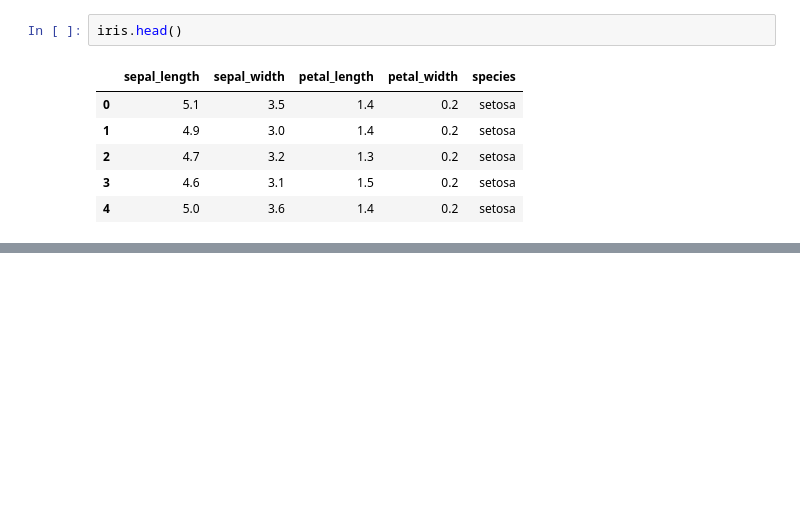
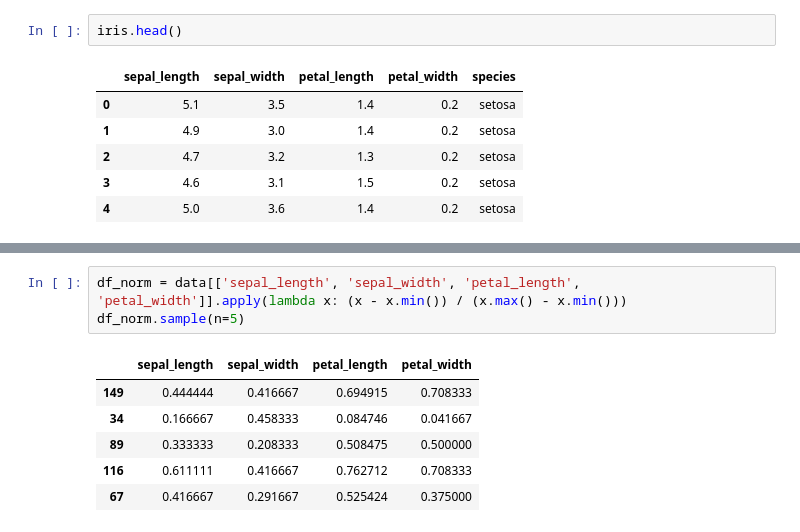
Before and after one commit to syedsajjadaskari/Deep-Learing, a Jupyter notebook: LabAssignment/Multi layer perceptron.ipynb, the cells around one changed output, grey strips where cells are left out. Drawn from its saved outputs; the diff is of its cells as text; blank space fills up the shorter version.

```diff
--- a/LabAssignment/Multi layer perceptron.ipynb
+++ b/LabAssignment/Multi layer perceptron.ipynb
@@ -172,0 +303,10 @@ IndexError: tuple index out of range
+# %%
+df_norm = data[['sepal_length', 'sepal_width', 'petal_length', 'petal_width']].apply(lambda x: (x - x.min()) / (x.max() - x.min()))
+df_norm.sample(n=5)
+# %% [output]
+|  | sepal_length | sepal_width | petal_length | petal_width |
+| 149 | 0.444444 | 0.416667 | 0.694915 | 0.708333 |
+| 34 | 0.166667 | 0.458333 | 0.084746 | 0.041667 |
+| 89 | 0.333333 | 0.208333 | 0.508475 | 0.500000 |
+| 116 | 0.611111 | 0.416667 | 0.762712 | 0.708333 |
+| 67 | 0.416667 | 0.291667 | 0.525424 | 0.375000 |
```
Also changed, not shown: parts of 20 cells of this notebook.
